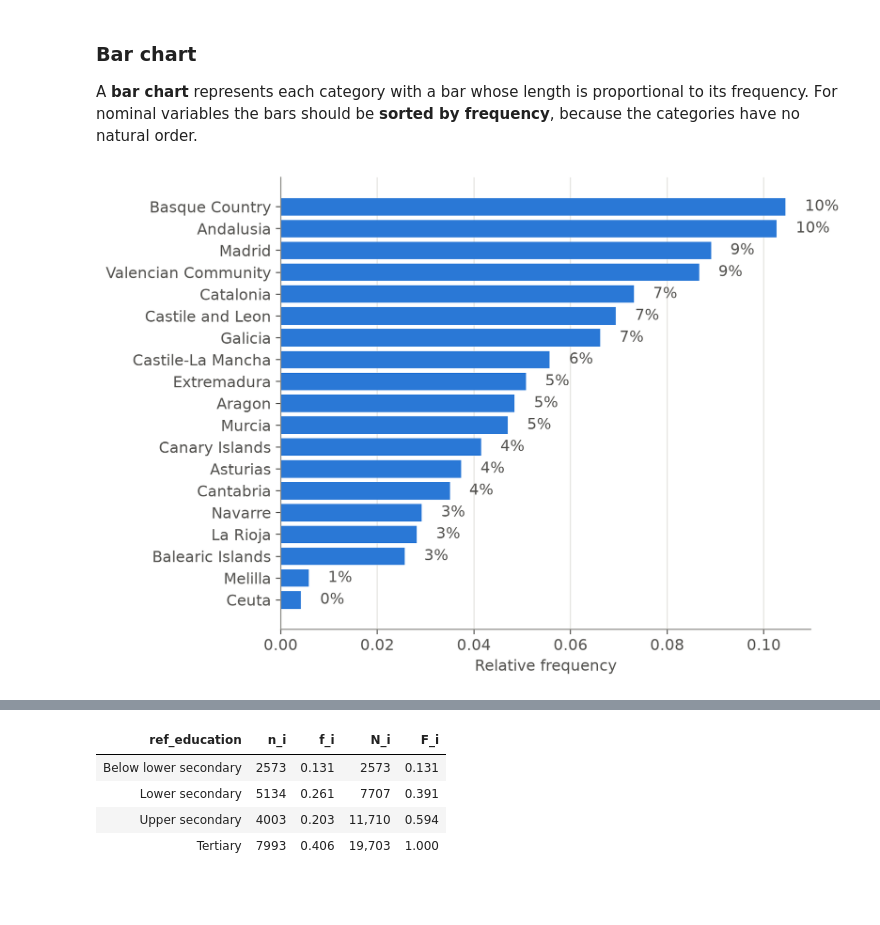
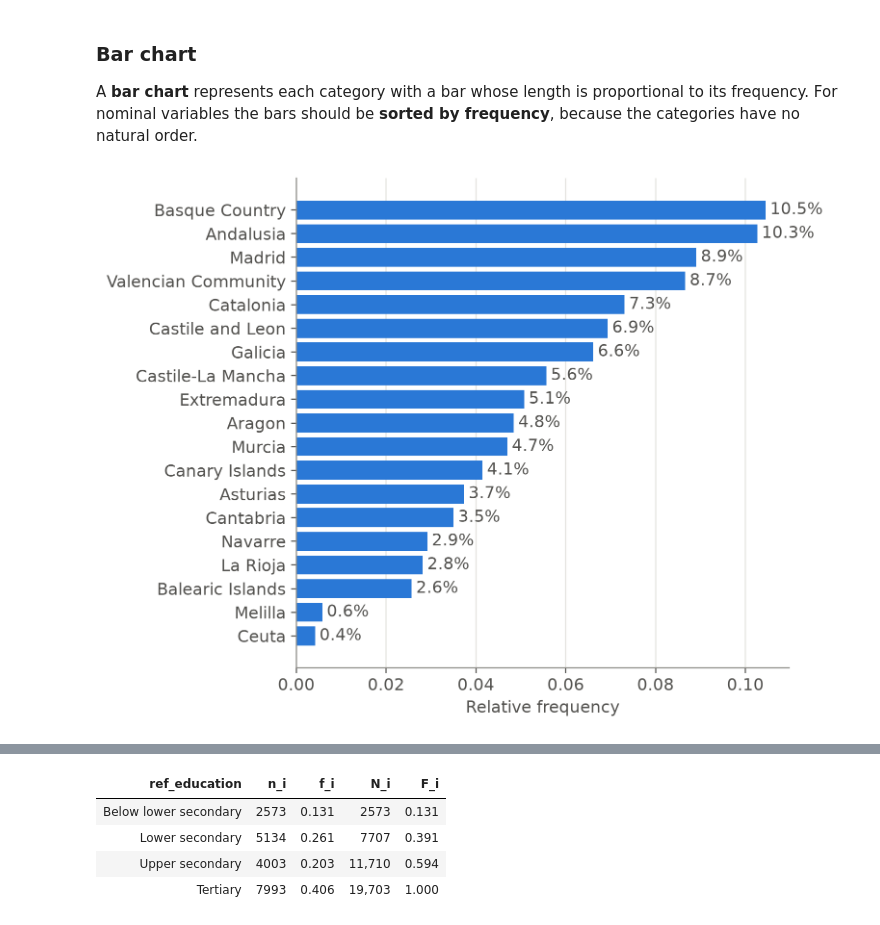
Before and after one commit to FabioScielzoOrtiz/descriptive-statistics, a Jupyter notebook: topics/02-univariate/01-freq-graphs.ipynb, the cells around one changed output, grey strips where cells are left out. Drawn from its saved outputs; the diff is of its cells as text; code cells hidden in the pictures; blank space fills up the shorter version.

```diff
--- a/topics/02-univariate/01-freq-graphs.ipynb
+++ b/topics/02-univariate/01-freq-graphs.ipynb
@@ -42,4 +41,10 @@ Each row is a household; the variables are described in
 # %%
-households = pl.read_csv("data/processed/epf/households.csv")
-print(households.select("region", "ref_education", "household_size", "exp_total").head())
+households = pl.read_csv("data/processed/epf/households.csv").select(
+    "household_id", "region", "tenure_group",
+    "household_size", "floor_area_m2",
+    "monthly_income", "main_income_source",
+    "exp_total", "exp_monetary", "exp_food", "exp_clothing",
+    "n_employed", "ref_sex", "ref_age", "ref_education",
+)
+households.head()
 # %% [output]
@@ -86,8 +85,13 @@ Frequency table of the region of residence:
 #| tbl-cap: "Frequency distribution of the region of residence."
 region_table = (
     households["region"]
-    .value_counts(sort=True, name="n_i")
-    .with_columns(f_i=pl.col("n_i") / pl.col("n_i").sum())
+    .value_counts(
+        sort=True,
+        name="n_i"
+    )
+    .with_columns(
+        f_i=pl.col("n_i") / pl.col("n_i").sum()
+    )
 )
 region_table
 # %% [output]
@@ -117,16 +121,16 @@ frequency**, because the categories have no natural order.
 # %%
 #| label: fig-bar-region
 #| fig-cap: "Bar chart of the region of residence (relative frequencies)."
-fig, ax = plt.subplots(figsize=(7, 6))
+fig, ax = plt.subplots(figsize=(6, 6))
 ax.barh(region_table["region"], region_table["f_i"], color=COLORS["blue"])
 ax.invert_yaxis()  # most frequent category at the top
 ax.set_xlabel("Relative frequency")
 ax.grid(axis="x"); ax.grid(axis="y", visible=False)
 for y, f in enumerate(region_table["f_i"]):
-    ax.text(f + 0.004, y, f"{f:.0%}", va="center", color=COLORS["ink_soft"])
+    ax.text(f + 0.001, y, f"{f:.1%}", va="center", color=COLORS["ink_soft"])
 plt.show()
 # %% [output]
-[figure, old version]
+[figure, new version]
 # %% [markdown]
 ::: {.callout-warning}
 ## What about pie charts?
```
Also changed, not shown: parts of 17 cells of this notebook, 4 other files.
